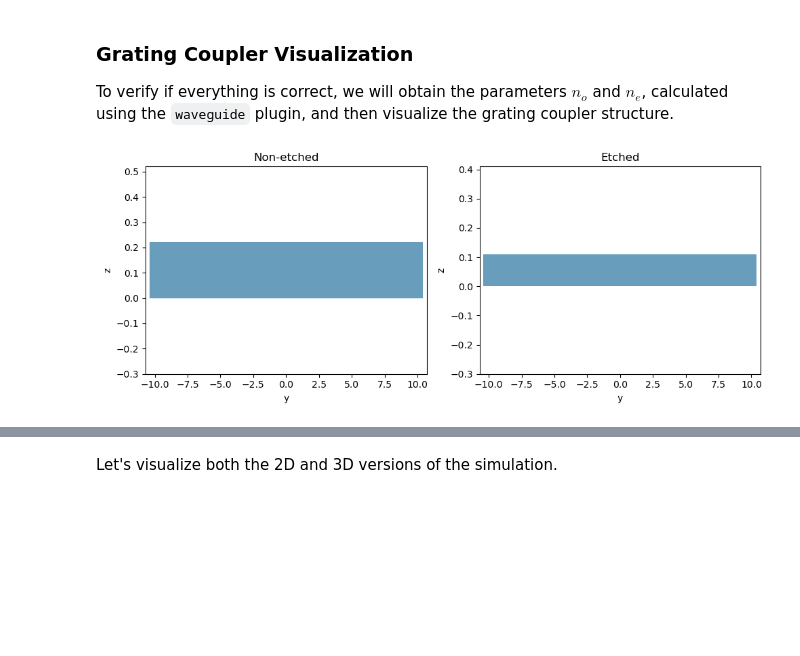
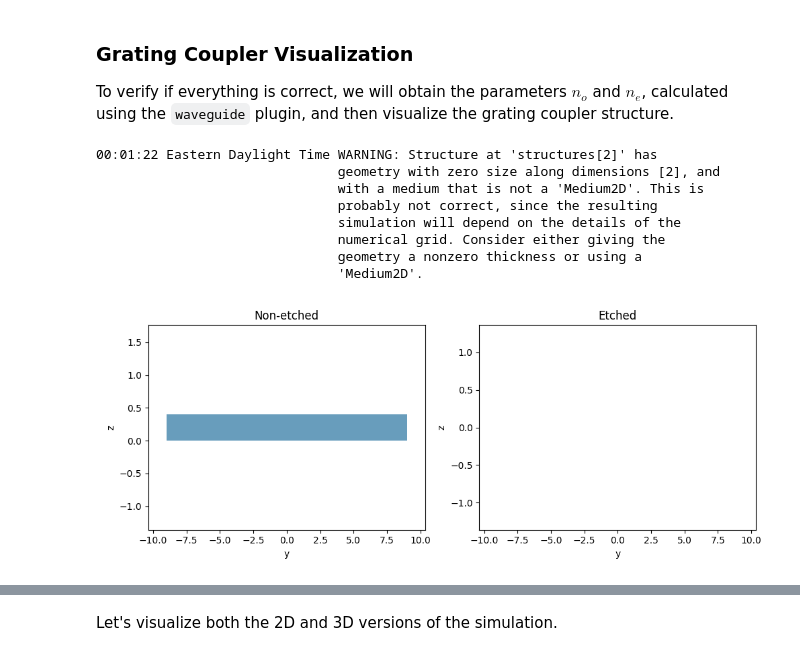
Before and after one commit to sp-sgundavarapu/tidy3d-notebooks, a Jupyter notebook: FocusedApodGC_mod.ipynb, the cells around one changed output, grey strips where cells are left out. Drawn from its saved outputs; the diff is of its cells as text; code cells hidden in the pictures; blank space fills up the shorter version.

Commit message:
Working notebooks to simulate big grating coupler
Working notebooks to simulate big grating coupler

```diff
--- a/FocusedApodGC_mod.ipynb
+++ b/FocusedApodGC_mod.ipynb
@@ -53,35 +53,35 @@ q\lambda_{0} = n_{eff}\sqrt{x^{2} + y^{2}} - xn_{c}sin(\theta_{f}).
 For simplicity, we will approximate the grating lines by concentric circles, which is a reasonable assumption considering small incidence angles.
 # %%
 # Grating coupler set up.
-h_dev = 0.4  # Device layer thickness (um).
+h_dev = 0.40  # Device layer thickness (um).
 h_box = 5.0  # BOX layer thickness (um).
 h_clad = 5.0  # Cladding layer thickness (um).
 h_sub = 1.0  # Silicon substrate thickness (um).
 etch_d = 0.4  # GC etch depth (um).
-tap_l = 16  # Taper length (um).
-alpha_t = np.arctan(10/1222.28)*180/np.pi  # GC taper opening angle (degrees).
-
-tap_e = 0  # Additional length after GC elements (um).
-n_p = 98  # Number of grating elements.
+alpha_t = 40  # GC taper opening angle (degrees).
+tap_l = 14.956  # Taper length (um).
+tap_e = 5.214  # Additional length after GC elements (um).
+n_p = 25  # Number of grating elements.
 r_i = 0.0275  # Initial value for the apodization parameter.
 min_feature = 0.1  # Minimum feature size (um).
-spot_size = 10.4  # Single-mode fiber (SMF) spot-size (um).
+spot_size = 9.0  # Single-mode fiber (SMF) spot-size (um).
 theta_f = 14.5  # Fiber tilt angle w.r.t the z-axis (degrees).
 src_pos = 5.0  # Source position w.r.t the position of the first GC line (um).
 src_offset = 0.05  # Source offset w.r.t GC surface (um).
-wg_l = 4  # Output waveguide length (um).
-wg_w = 0.5  # Output waveguide width (um).
-gc_file = "misc/Focusing_GC.gds"  # File name to export GC GDS file.
+wg_l = 3.8  # Output waveguide length (um).
+wg_w = 0.8  # Output waveguide width (um).
+gc_file = "FGC_1.gds"  # File name to export GC GDS file.
 
 # Materials.
 n_si = 3.48  # Silicon refractive index.
-n_sio2 = 1.44  # SiO2 refractive index.
-n_c = 1.44  # Cladding refractive index.
+n_si3n4 = 1.96274
+n_sio2 = 1.44384
+n_c = n_sio2  # Cladding refractive index.
 
 # Simulation set up.
-wl = 1.55  # Center simulation wavelength (um).
-bw = 0.06  # Simulation wavelength bandwidth (um).
-n_wl = 61  # Number of wavelength points in monitors.
+wl = 1.31  # Center simulation wavelength (um).
+bw = 0.1  # Simulation wavelength bandwidth (um).
+n_wl = 101  # Number of wavelength points in monitors.
 run_time = 2e-12  # Run time parameter for simulation (s).
 # %% [markdown]
 We will calculate and define some parameters used throughout the notebook.
@@ -90,6 +90,7 @@ We will calculate and define some parameters used throughout the notebook.
 mat_si = td.Medium(permittivity=n_si**2)  # Waveguide material.
 mat_sio2 = td.Medium(permittivity=n_sio2**2)  # BOX material.
 mat_clad = td.Medium(permittivity=n_c**2)  # Cladding material.
+mat_si3n4 = td.Medium(permittivity=n_si3n4**2)  # Si3N4 material.
 
 # Light incidence angle on the GC.
 theta_gc = np.arcsin(np.sin(theta_f * np.pi / 180) / n_c) * 180 / np.pi
@@ -443,29 +316,37 @@ def build_sim(
 To verify if everything is correct, we will obtain the parameters $n_{o}$ and $n_{e}$, calculated using the `waveguide` plugin, and then visualize the grating coupler structure.
 # %%
 # Definition of wide non-etched and etched waveguides.
-wg_non_etch, wg_etch = [
+wg_non_etch, wg_etch = (
     waveguide.RectangularDielectric(
         wavelength=wl,
         core_width=2 * spot_size,
         core_thickness=t,
-        core_medium=mat_si,
+        core_medium=mat_si3n4,
         box_medium=mat_sio2,
         clad_medium=mat_clad,
     )
-    for t in [h_dev, h_dev - etch_d]
-]
+    for t in [h_dev, 0]
+)
 
 # Take a look at the waveguide cross-sections.
 fig, ax = plt.subplots(1, 2, figsize=(10, 4), tight_layout=True)
 _ = wg_non_etch.plot_structures(x=0, ax=ax[0])
 ax[0].set_aspect("auto")
 ax[0].set_title("Non-etched")
 _ = wg_etch.plot_structures(x=0, ax=ax[1])
 ax[1].set_aspect("auto")
 ax[1].set_title("Etched")
 plt.show()
 # %% [output]
+00:01:22 Eastern Daylight Time WARNING: Structure at 'structures[2]' has
+                               geometry with zero size along dimensions [2], and
+                               with a medium that is not a 'Medium2D'. This is
+                               probably not correct, since the resulting
+                               simulation will depend on the details of the
+                               numerical grid. Consider either giving the
+                               geometry a nonzero thickness or using a
+                               'Medium2D'.
-[figure, old version]
+[figure, new version]
 # %%
 n_o = wg_non_etch.n_eff.values[0, 0]
 n_e = wg_etch.n_eff.values[0, 0]
```
Also changed, not shown: parts of 31 cells of this notebook, 7 other files.
